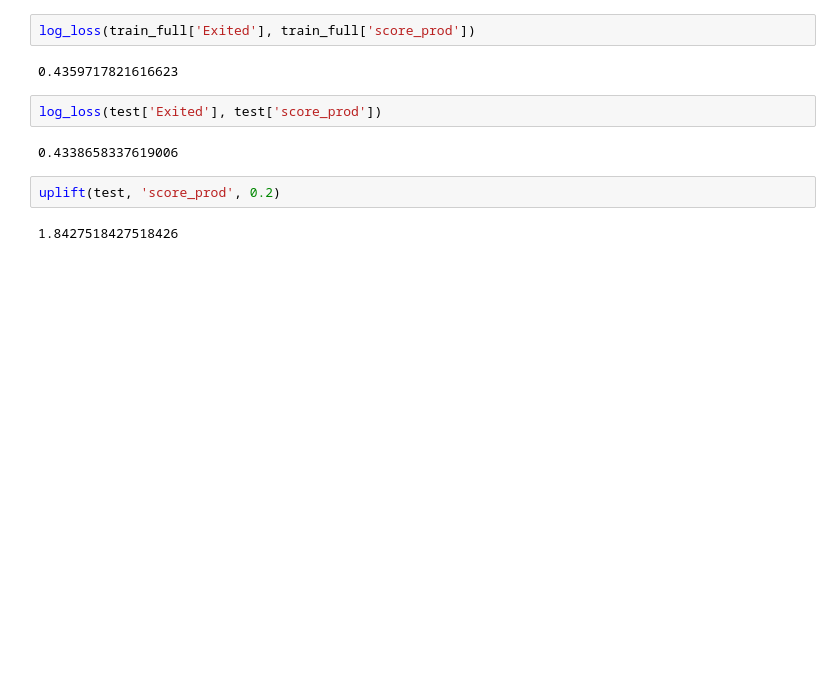
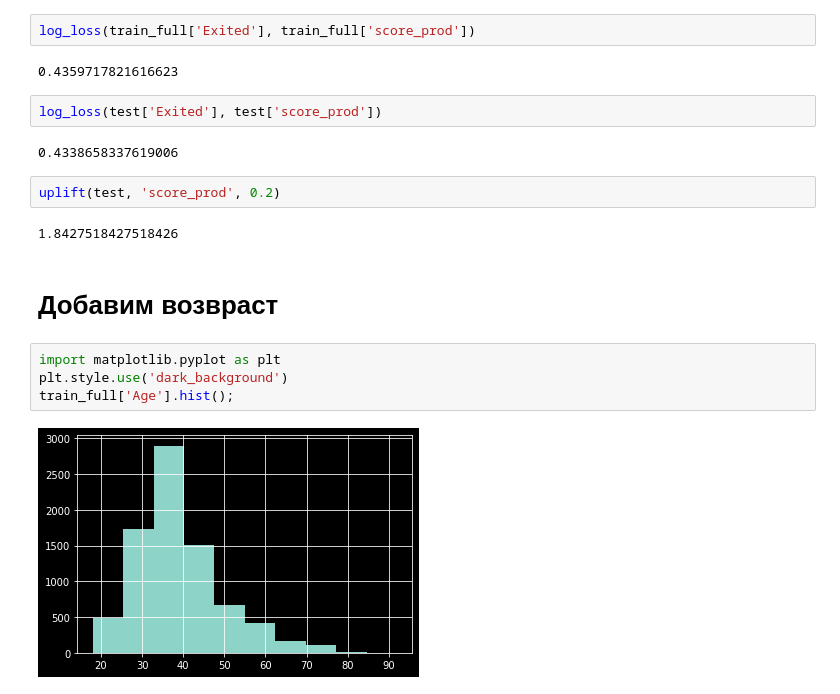
Before and after one commit to arsengir/colab, a Jupyter notebook: churn_modelling.ipynb, the cells around one changed output. Drawn from its saved outputs; the diff is of its cells as text; blank space fills up the shorter version.

```diff
--- a/churn_modelling.ipynb
+++ b/churn_modelling.ipynb
@@ -317,3 +310,11 @@ log_loss(test['Exited'], test['score_prod'])
 uplift(test, 'score_prod', 0.2)
 # %% [output]
 1.8427518427518426
+# %% [markdown]
+# Добавим возвраст
+# %%
+import matplotlib.pyplot as plt
+plt.style.use('dark_background')
+train_full['Age'].hist();
+# %% [output]
+[figure, added]
```
Also changed, not shown: parts of 156 cells of this notebook.
